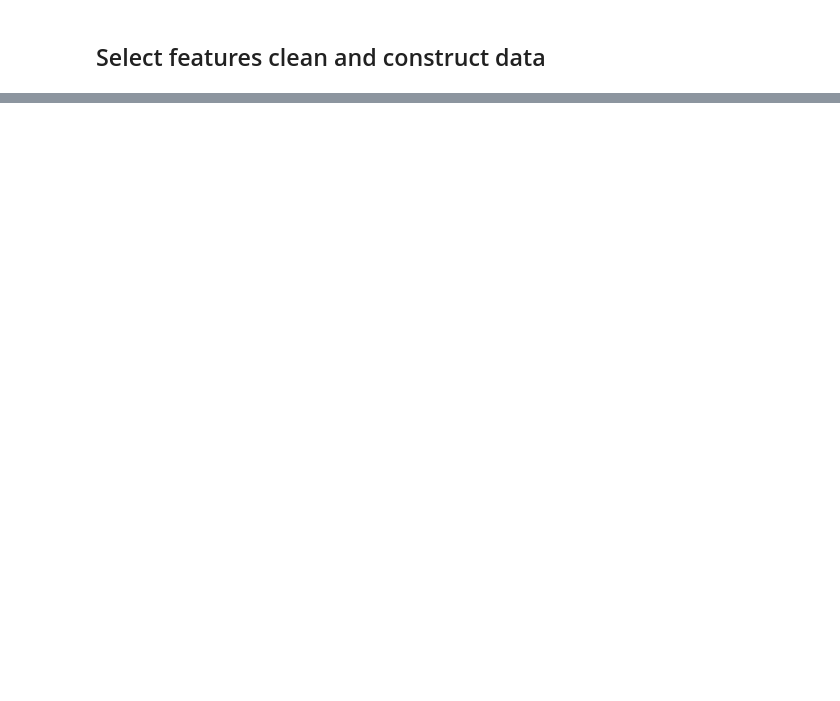
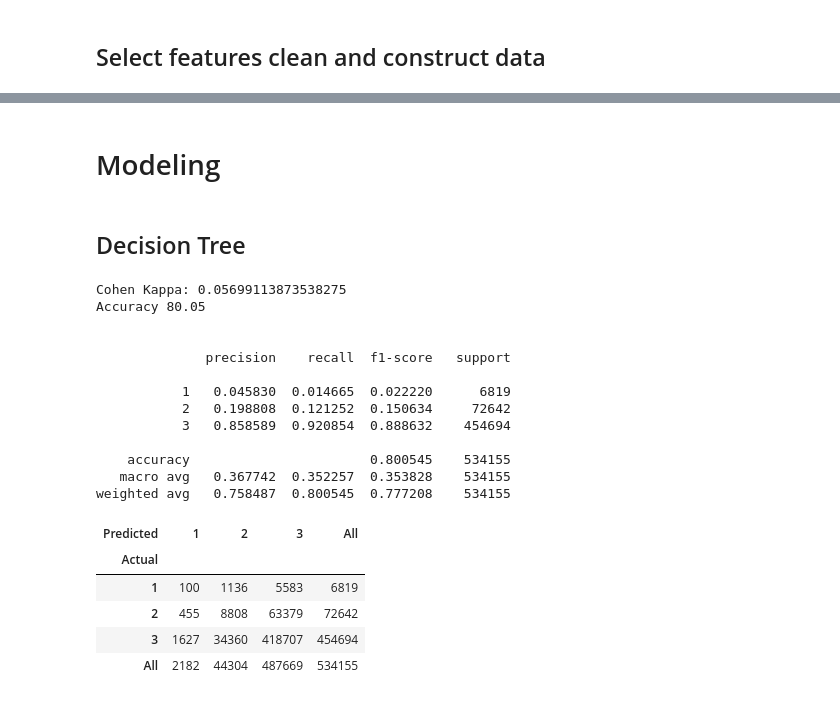
Before and after one commit to TrungDCao/1.6mil-Accidents-UK, a Jupyter notebook: Data Preparation and Modeling.ipynb, the cells around one changed output, grey strips where cells are left out. Saved outputs shown, nothing was run; the diff lists cells and outputs as text; code cells hidden in the pictures; blank space fills up the shorter version.

Commit message:
DP done. Modeling 1st round started

```diff
--- a/Data Preparation and Modeling.ipynb
+++ b/Data Preparation and Modeling.ipynb
@@ -73,5 +98,7 @@ accidents.shape
 # %%
 #final dataset for Modeling
 accidents.to_csv(r"C:\Users\DETCAO03\V-Case study\02_Dataset\Used\Cleaned_dataset_accidents.csv", index=False, encoding='utf-8')
+# %% [markdown]
+# Modeling
 # %%
 from sklearn.model_selection import train_test_split
@@ -84,0 +115,44 @@ from sklearn.metrics import log_loss
+# %%
+accidents = pd.read_csv(r"C:\Users\DETCAO03\V-Case study\02_Dataset\Used\Cleaned_dataset_accidents.csv",low_memory=False, encoding='utf-8')
+# %%
+#define influencing and response variable
+X = accidents.drop("Accident_Severity", axis=1)
+y = accidents["Accident_Severity"]
+# Split the data into a training and test set.
+X_train, X_test, y_train, y_test = train_test_split(X, y, test_size=0.30, random_state=0)
+# %% [markdown]
+## Decision Tree
+# %%
+dt = DecisionTreeClassifier(criterion = 'gini', min_samples_split = 30, splitter='best')
+dt = dt.fit(X_train, y_train)
+y_pred = dt.predict(X_test)
+acc_decision = round(dt.score(X_test, y_test) * 100, 2)
+sk_report = classification_report(digits = 6, y_true = y_test, y_pred = y_pred)
+
+print("Cohen Kappa: "+str(cohen_kappa_score(y_test,y_pred)))
+print("Accuracy", acc_decision)
+print("\n")
+print(sk_report)
+
+### Confusion Matrix
+pd.crosstab(y_test, y_pred, rownames=['Actual'], colnames=['Predicted'], margins=True)
+# %% [output]
+Cohen Kappa: 0.05699113873538275
+Accuracy 80.05
+
+
+              precision    recall  f1-score   support
+
+           1   0.045830  0.014665  0.022220      6819
+           2   0.198808  0.121252  0.150634     72642
+           3   0.858589  0.920854  0.888632    454694
+
+    accuracy                       0.800545    534155
+   macro avg   0.367742  0.352257  0.353828    534155
+weighted avg   0.758487  0.800545  0.777208    534155
+| Predicted | 1 | 2 | 3 | All |
+| Actual |  |  |  |  |
+| 1 | 100 | 1136 | 5583 | 6819 |
+| 2 | 455 | 8808 | 63379 | 72642 |
+| 3 | 1627 | 34360 | 418707 | 454694 |
+| All | 2182 | 44304 | 487669 | 534155 |
```
Also changed, not shown: parts of 17 cells of this notebook.
